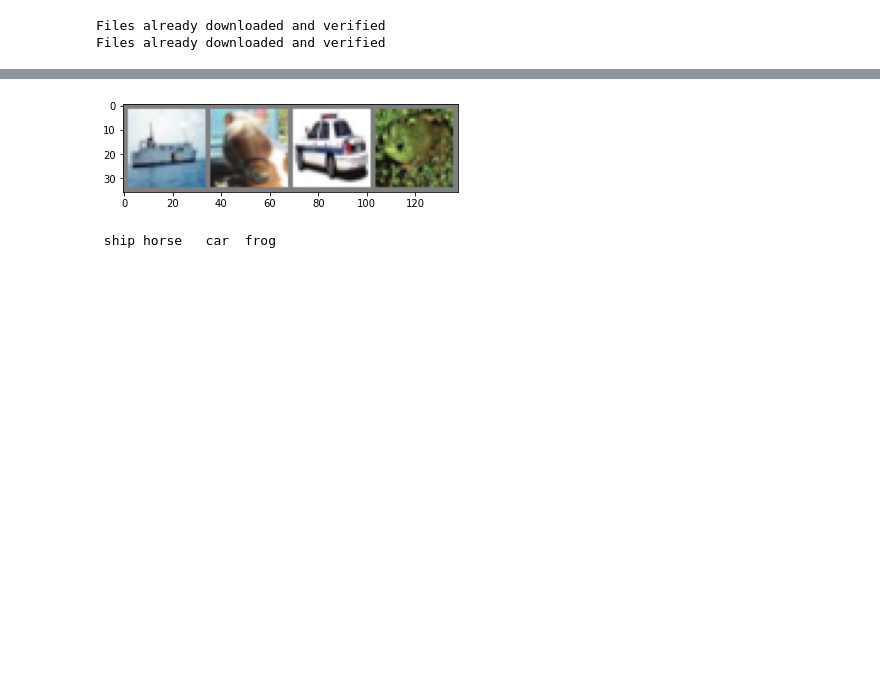
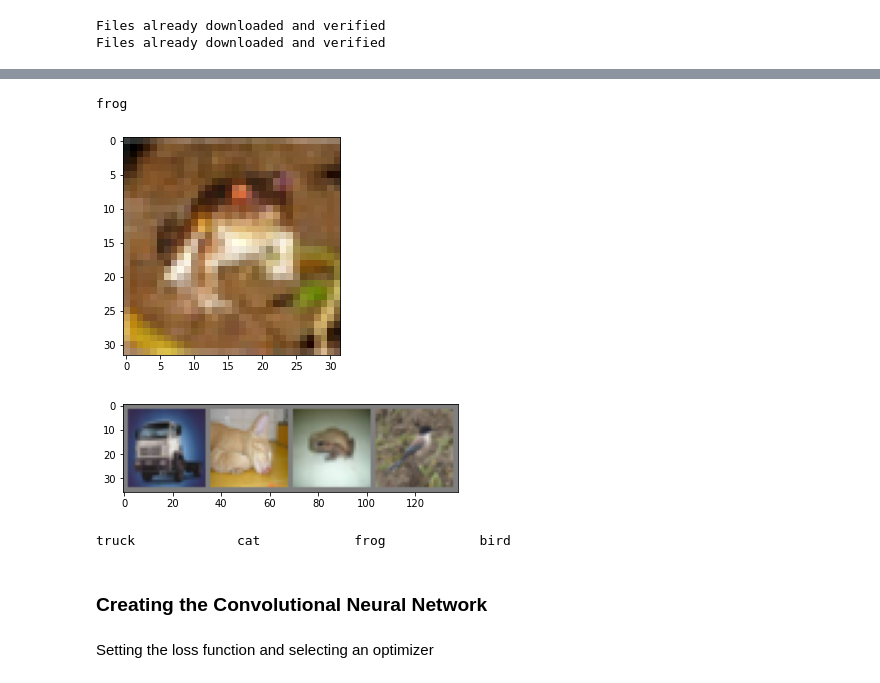
Before and after one commit to ga-tardochisalles/img-classification-cifar10, a Jupyter notebook: img_class.ipynb, the cells around one changed output, grey strips where cells are left out. Saved outputs shown, nothing was run; the diff lists cells and outputs as text; code cells hidden in the pictures; blank space fills up the shorter version.

```diff
--- a/img_class.ipynb
+++ b/img_class.ipynb
@@ -24,0 +38,5 @@ Files already downloaded and verified
+# %%
+# Grab a sample image
+tensor, label = trainset[0]
+print(tensor.shape)
+print(tensor)
@@ -25,26 +61,29 @@ Files already downloaded and verified
+# %%
+# function to show an image
+def imshow(img):
+    img = img / 2 + 0.5     # unnormalize
+    npimg = img.numpy()
+    plt.imshow(np.transpose(npimg, (1, 2, 0)))
+    plt.show()
+
+# view last printed tensor image and correct label
+print(classes[label])
+imshow(tensor)
+# %% [output]
+frog
+[figure, added]
 # %%
-import matplotlib.pyplot as plt
-import numpy as np
-
-# functions to show an image
-
-
-def imshow(img):
-    img = img / 2 + 0.5     # unnormalize
-    npimg = img.numpy()
-    plt.imshow(np.transpose(npimg, (1, 2, 0)))
-    plt.show()
-
-
-# get some random training images
+# get a batch of images
 dataiter = iter(trainloader)
 images, labels = dataiter.next()
 
 # show images
 imshow(torchvision.utils.make_grid(images))
 # print labels
-print(' '.join('%5s' % classes[labels[j]] for j in range(4)))
+print('           '.join('%5s' % classes[labels[j]] for j in range(4)))
 # %% [output]
-[figure, old version]
+[figure, new version]
- ship horse   car  frog
+truck             cat            frog            bird
+# %% [markdown]
+### Creating the Convolutional Neural Network
 # %%
@@ -76 +110,3 @@ net = Net()
+# %% [markdown]
+Setting the loss function and selecting an optimizer
 # %%
```
Also changed, not shown: parts of 24 cells of this notebook, 1 other file.
